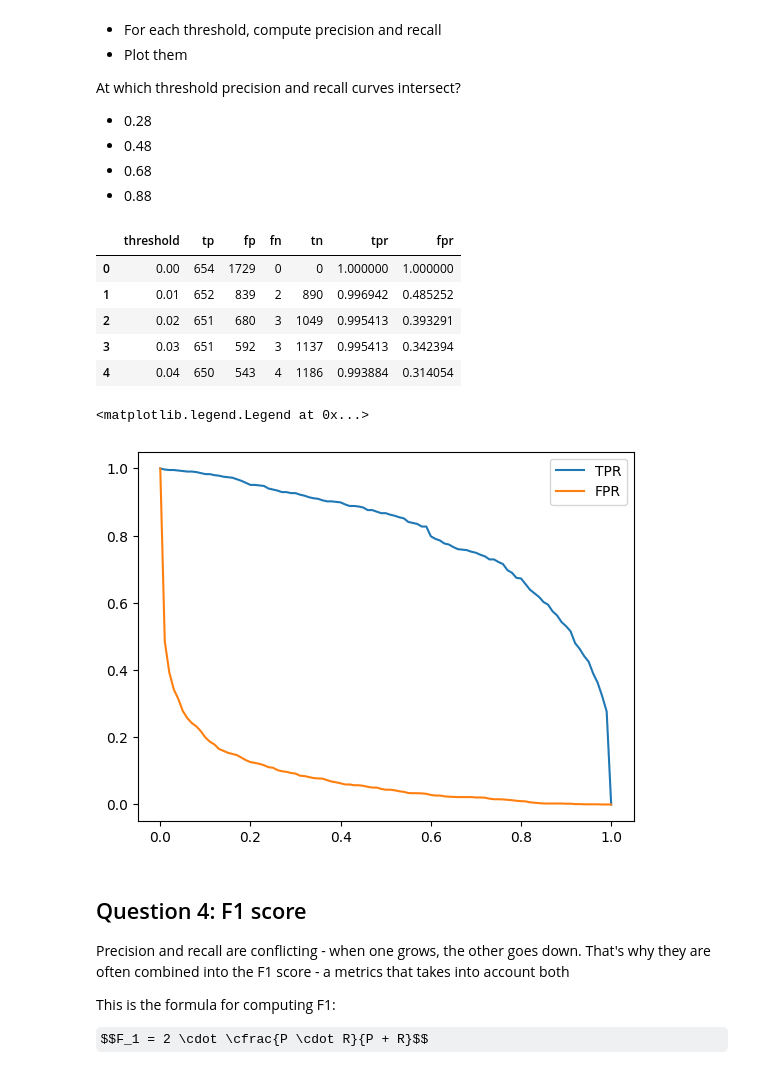
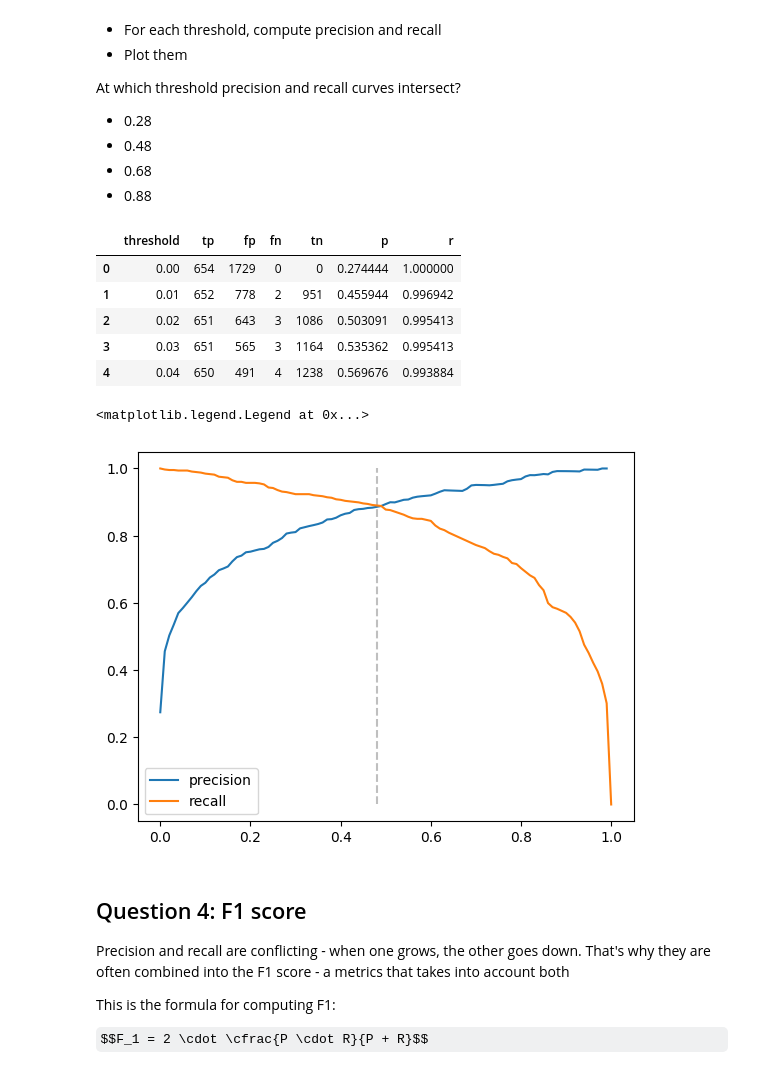
Before and after one commit to ConstanzaSchibber/MLZoomcamp-Homework, a Jupyter notebook: homework/04-evaluation/homework04-solutions.ipynb, the cells around one changed output. Saved outputs shown, nothing was run; the diff lists cells and outputs as text; code cells hidden in the pictures; some formulas as TeX source.

```diff
--- a/homework/04-evaluation/homework04-solutions.ipynb
+++ b/homework/04-evaluation/homework04-solutions.ipynb
@@ -153,9 +148,9 @@ df_train = X_train2.reset_index(drop=True)
 df_val = X_val2.reset_index(drop=True)
 df_test = X_test2.reset_index(drop=True)
 
-y_train2 = df_train.price
-y_val2 = df_val.price
-y_test2 = df_test.price
+y_train = df_train.price
+y_val = df_val.price
+y_test = df_test.price
 
 del df_train['price']
 del df_val['price']
@@ -168,7 +163,7 @@ model = LogisticRegression(solver='liblinear', C=10, max_iter = 1000, random_sta
 
 # loop to calculate AUC
 for x in not_categorical:
-    model.fit(df_train[x].values.reshape(-1,1), y_train2)
+    model.fit(df_train[x].values.reshape(-1,1), y_train)
     y_pred = model.predict_proba(df_val[x].values.reshape(-1,1))[:, 1]
     auc_array.append(roc_auc_score(y_val, y_pred))
 # %%
@@ -200,6 +195,16 @@ What's the AUC of this model on the validation dataset? (round to 3 digits)
 - 0.779
 - 0.878
 - 0.979
+# %%
+train_dicts = df_train.to_dict(orient='records')
+dv = DictVectorizer()
+X_train = dv.fit_transform(train_dicts)
+
+model = LogisticRegression(solver='liblinear', C=1.0, max_iter=1000)
+model.fit(X_train, y_train)
+
+val_dicts = df_val.to_dict(orient='records')
+X_val = dv.transform(val_dicts)
 # %%
 # fit model
 model = LogisticRegression(solver='liblinear', max_iter=1000, C=1, random_state=1)
@@ -252,24 +257,25 @@ for t in thresholds:
 columns = ['threshold', 'tp', 'fp', 'fn', 'tn']
 df_scores = pd.DataFrame(scores, columns=columns)
 
-df_scores['tpr'] = df_scores.tp / (df_scores.tp + df_scores.fn)
-df_scores['fpr'] = df_scores.fp / (df_scores.fp + df_scores.tn)
+df_scores['p'] = df_scores.tp / (df_scores.tp + df_scores.fp)
+df_scores['r'] = df_scores.tp / (df_scores.tp + df_scores.fn)
 # %%
 df_scores.head()
 # %% [output]
-|  | threshold | tp | fp | fn | tn | tpr | fpr |
-| 0 | 0.00 | 654 | 1729 | 0 | 0 | 1.000000 | 1.000000 |
-| 1 | 0.01 | 652 | 839 | 2 | 890 | 0.996942 | 0.485252 |
-| 2 | 0.02 | 651 | 680 | 3 | 1049 | 0.995413 | 0.393291 |
-| 3 | 0.03 | 651 | 592 | 3 | 1137 | 0.995413 | 0.342394 |
-| 4 | 0.04 | 650 | 543 | 4 | 1186 | 0.993884 | 0.314054 |
+|  | threshold | tp | fp | fn | tn | p | r |
+| 0 | 0.00 | 654 | 1729 | 0 | 0 | 0.274444 | 1.000000 |
+| 1 | 0.01 | 652 | 778 | 2 | 951 | 0.455944 | 0.996942 |
+| 2 | 0.02 | 651 | 643 | 3 | 1086 | 0.503091 | 0.995413 |
+| 3 | 0.03 | 651 | 565 | 3 | 1164 | 0.535362 | 0.995413 |
+| 4 | 0.04 | 650 | 491 | 4 | 1238 | 0.569676 | 0.993884 |
 # %%
-plt.plot(df_scores.threshold, df_scores['tpr'], label='TPR')
-plt.plot(df_scores.threshold, df_scores['fpr'], label='FPR')
+plt.plot(df_scores.threshold, df_scores['p'], label='precision')
+plt.plot(df_scores.threshold, df_scores['r'], label='recall')
+plt.vlines(0.48, 0, 1, color='grey', linestyle='--', alpha=0.5)
 plt.legend()
 # %% [output]
 <matplotlib.legend.Legend at 0x...>
-[figure, old version]
+[figure, new version]
 # %% [markdown]
 ## Question 4: F1 score
 
```
Also changed, not shown: parts of 10 cells of this notebook.
